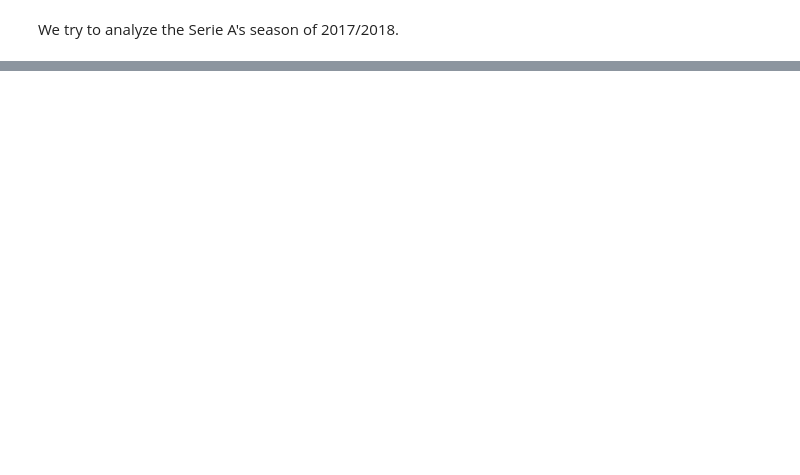
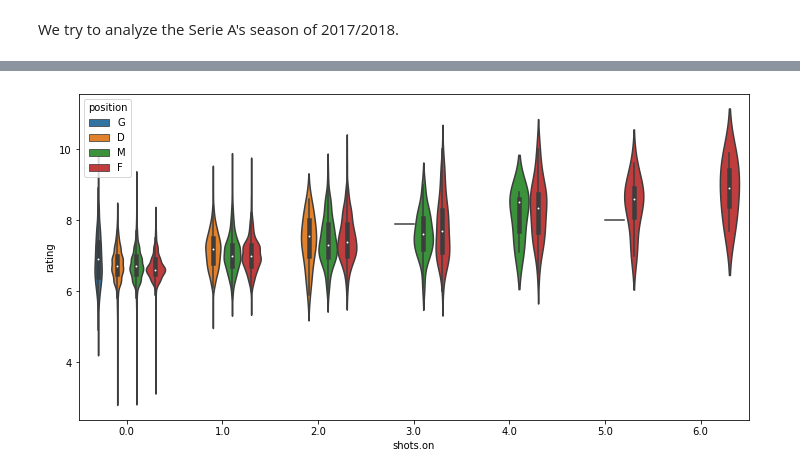
Before and after one commit to MatteoFelici/football, a Jupyter notebook: analyze_season.ipynb, the cells around one changed output, grey strips where cells are left out. Cells and saved outputs as stored; diff of their text form; code cells hidden in the pictures; blank space fills up the shorter version.

```diff
--- a/analyze_season.ipynb
+++ b/analyze_season.ipynb
@@ -342,0 +323,7 @@ df.loc[df['goals'] < df['other.goals'], 'result'] = 'L'
+# %%
+plt.figure(figsize=(12, 6))
+sns.violinplot(x='shots.on', y='rating', hue='position', data=df, kind='box')
+
+plt.show()
+# %% [output]
+[figure, added]
```
Also changed, not shown: parts of 56 cells of this notebook, 1 other file.
